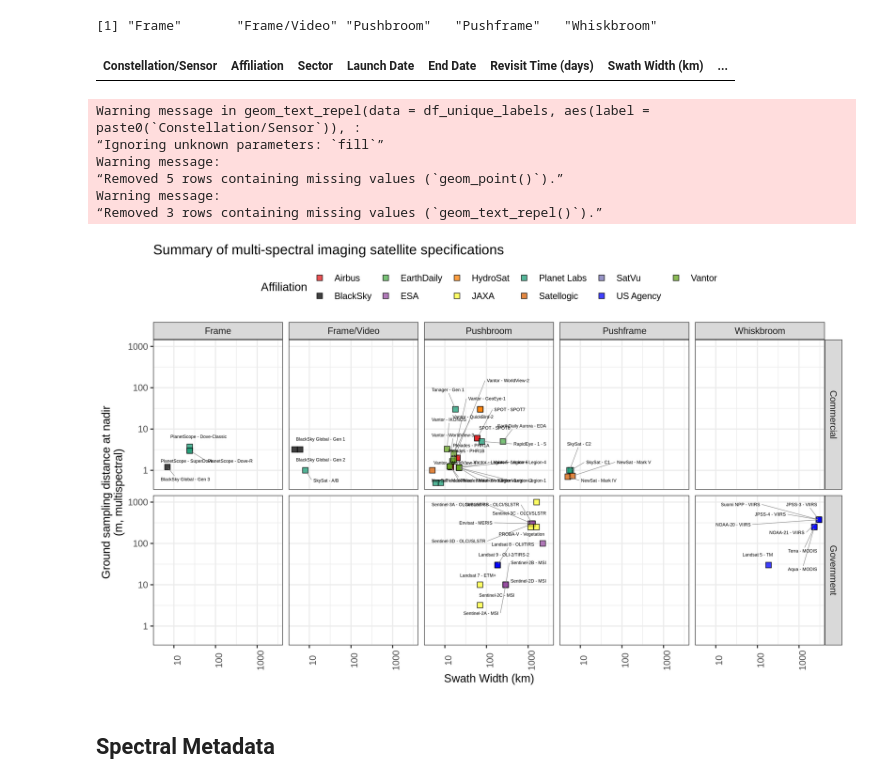
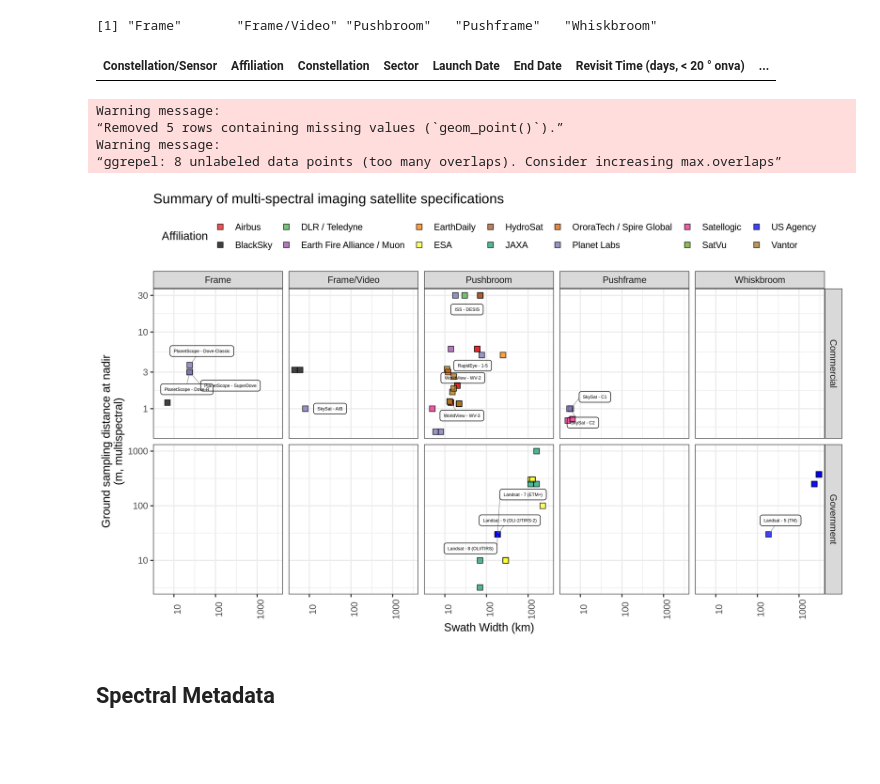
Before and after one commit to pahbs/csda_summaries, a Jupyter notebook: notebooks/csda_specs_multispec_smry.ipynb, the cells around one changed output. Cells and saved outputs as stored; diff of their text form; code cells hidden in the pictures; blank space fills up the shorter version.

```diff
--- a/notebooks/csda_specs_multispec_smry.ipynb
+++ b/notebooks/csda_specs_multispec_smry.ipynb
@@ -133,8 +137,8 @@ summary_table <- df %>%
   # Combine Sensor/Generation and Constellation
   mutate(`Constellation/Sensor` = paste(`Constellation`,`Sensor Name`, sep = " - ")) %>%
   # Select the columns we want to summarize
-  select(`Constellation/Sensor`, `Affiliation`, `Sector`, `Launch Date`, `End Date`,
-         `Revisit Time (days)`,
+  select(`Constellation/Sensor`, `Affiliation`,`Constellation`, `Sector`, `Launch Date`, `End Date`,
+         `Revisit Time (days, < 20 ° onva)`,
          `Swath Width (km)`,
          `Scanner Type`,
          `MS GSD Nadir (m)`,
@@ -168,16 +172,24 @@ markdown_table <- kable(summary_table, format = "markdown")
 # %%
 # Define your custom order (replace with your desired order)
 custom_order_affiliation_list <- c('US Agency','ESA','Airbus','Satellogic','BlackSky','Planet Labs','Vantor','EarthDaily')
+custom_order_affiliation_list <- c('US Agency','ESA','Planet Labs','Vantor','DLR / Teledyne') # Pilot Projects
+
+custom_order_constellation_list <- c('Landsat','Sentinel','WorldView','PlanetScope','RapidEye','SkySat','ISS') # Pilot Projects
 
 # Define the platforms that you dont want to see (easier than specifying what you DO want to see?)
 #custom_remove_platform_list <- c('SkySat','Pelican') # TODO --- work this in below
 custom_remove_platform_list <- c('Pelican')
 custom_remove_platform_regex <- paste0(custom_remove_platform_list, collapse = "|")
+
+custom_remove_sensor_list <- c('WorldView - WV-1', 'WorldView - WV-4')
+custom_remove_sensor_regex <- paste0(custom_remove_sensor_list, collapse = "|")
 # %%
 summary_table_subset = summary_table %>%
                 #filter(!is.na(Sector)) %>%
                 filter(`Affiliation` %in% custom_order_affiliation_list) %>%
-                filter(!grepl(custom_remove_platform_regex, `Constellation/Sensor`)) %>%
+                filter(`Constellation` %in% custom_order_constellation_list) %>%
+                filter(!grepl(custom_remove_platform_regex, `Constellation`)) %>%
+                filter(!grepl(custom_remove_sensor_regex, `Constellation/Sensor`)) %>%
                 # filter( (Affiliation == 'Planet Labs')
                 #        | (Affiliation == 'Maxar')
                 #        | (Affiliation == 'Airbus')
@@ -766,7 +802,7 @@ levels(factor(summary_table$`Scanner Type`))
 # %%
 summary_table %>% droplevels() %>% filter(`Scanner Type` == ' ')
 # %% [output]
-| Constellation/Sensor | Affiliation | Sector | Launch Date | End Date | Revisit Time (days) | Swath Width (km) | ... |
+| Constellation/Sensor | Affiliation | Constellation | Sector | Launch Date | End Date | Revisit Time (days, < 20 ° onva) | ... |
 # %%
 options(repr.plot.width = 10, repr.plot.height = 6, repr.plot.res = 300)
 
@@ -778,42 +814,40 @@ options(repr.plot.width = 10, repr.plot.height = 6, repr.plot.res = 300)
 
 ggplot(summary_table , aes(x=`Swath Width (km)`, y=as.numeric(`MS GSD Nadir (m)`), fill=`Affiliation`)) +
     geom_point(size=2.5, shape=22, color='black',alpha=0.75) +
-    geom_text_repel(
+    geom_label_repel(
         data = df_unique_labels,
         aes(label=paste0(`Constellation/Sensor`)),
         size=1.5, color='black',
         show.legend = FALSE,
         box.padding = 0.5,
         point.padding = 0.03,
         segment.color = 'grey50',
         segment.size = 0.2,
-        max.overlaps = Inf,
+        max.overlaps = 5,
         seed = 42, fill='NA', alpha=1
     ) +
     scale_fill_manual(values=color_dict) +
     scale_color_manual(values=color_dict) +
     scale_x_log10() +
     scale_y_log10() +
     theme_bw() +
     theme(
         axis.text.x = element_text(angle=90),
         legend.position = 'top'
     ) +
     guides(fill = guide_legend(nrow = 2)) +  # Single row for legend
-    facet_grid(Sector ~ `Scanner Type`) +
+    facet_grid(Sector ~ `Scanner Type`, scales='free_y') +
     labs(
         y = 'Ground sampling distance at nadir\n(m, multispectral)',
         #caption = CAPTION_TEXT,
         title = MAIN_TITLE
     )
 # %% [output]
-Warning message in geom_text_repel(data = df_unique_labels, aes(label = paste0(`Constellation/Sensor`)), :
-“Ignoring unknown parameters: `fill`”
 Warning message:
 “Removed 5 rows containing missing values (`geom_point()`).”
 Warning message:
-“Removed 3 rows containing missing values (`geom_text_repel()`).”
+“ggrepel: 8 unlabeled data points (too many overlaps). Consider increasing max.overlaps”
-[figure, old version]
+[figure, new version]
 # %% [markdown]
 ## Spectral Metadata
 # %%
```
Also changed, not shown: parts of 23 cells of this notebook, 5 other files.
